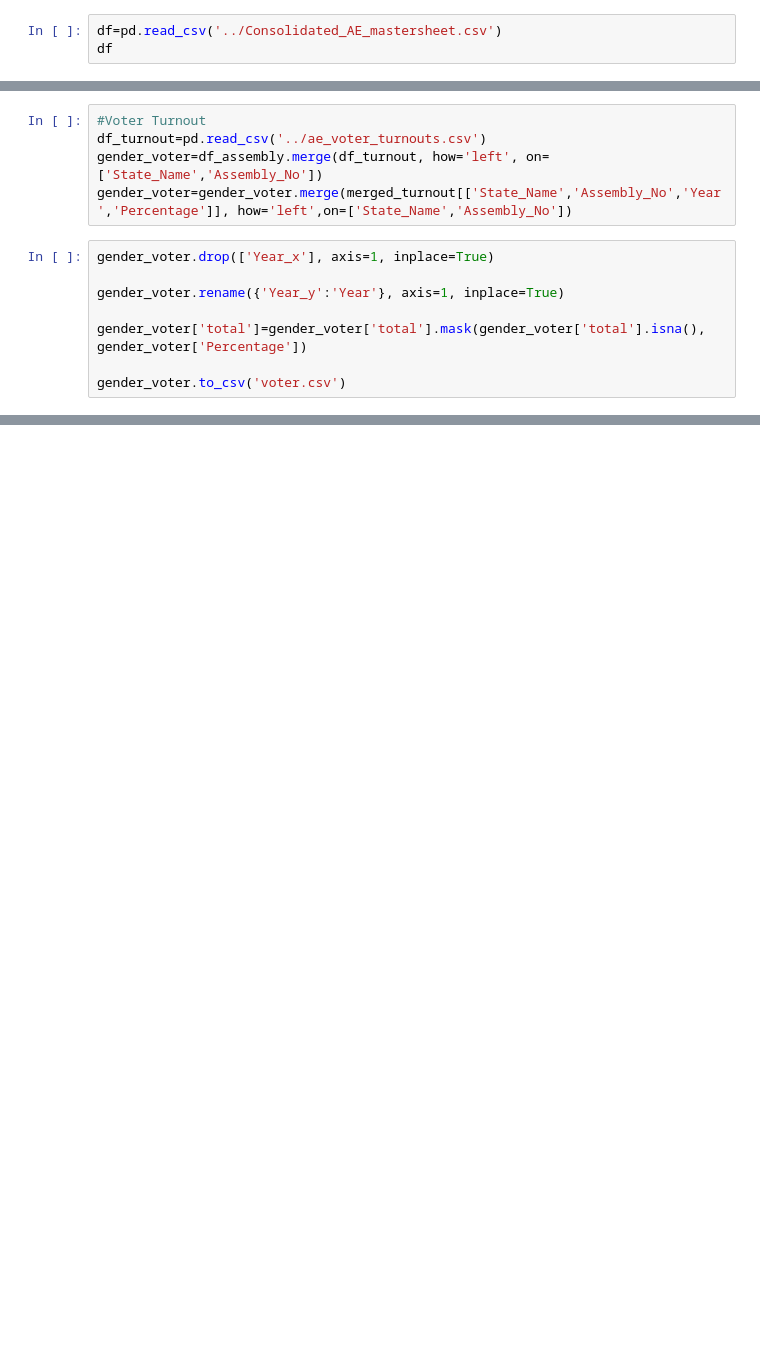
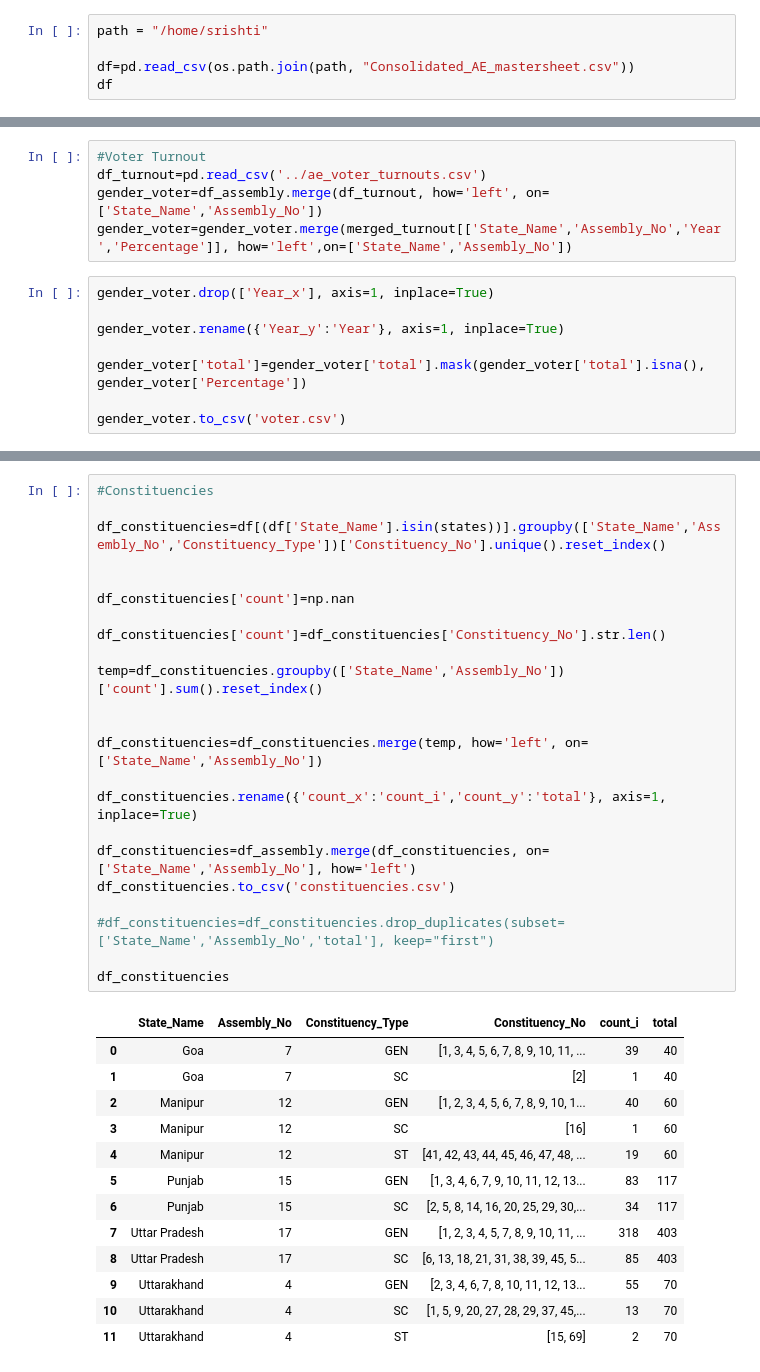
Before and after one commit to srishti-gupta-me/Election_Dashboard_Changes, a Jupyter notebook: data/Derived_files.ipynb, the cells around one changed output, grey strips where cells are left out. Saved outputs shown, nothing was run; the diff lists cells and outputs as text; blank space fills up the shorter version.

```diff
--- a/data/Derived_files.ipynb
+++ b/data/Derived_files.ipynb
@@ -3,7 +5,9 @@ import sys
 import numpy as np
 import pandas as pd
 # %%
-df=pd.read_csv('../Consolidated_AE_mastersheet.csv')
+path = "/home/srishti"
+
+df=pd.read_csv(os.path.join(path, "Consolidated_AE_mastersheet.csv"))
 df
 # %% [output]
 |  | State_Name | Assembly_No | Constituency_No | Year | month | DelimID | Poll_No | Position | Candidate | ... |
@@ -220,0 +180,37 @@ df_women_winner.to_csv('women_winner.csv')
+# %%
+#Constituencies
+
+df_constituencies=df[(df['State_Name'].isin(states))].groupby(['State_Name','Assembly_No','Constituency_Type'])['Constituency_No'].unique().reset_index()
+
+
+df_constituencies['count']=np.nan
+
+df_constituencies['count']=df_constituencies['Constituency_No'].str.len()
+
+temp=df_constituencies.groupby(['State_Name','Assembly_No'])['count'].sum().reset_index()
+
+
+df_constituencies=df_constituencies.merge(temp, how='left', on=['State_Name','Assembly_No'])
+
+df_constituencies.rename({'count_x':'count_i','count_y':'total'}, axis=1, inplace=True)
+
+df_constituencies=df_assembly.merge(df_constituencies, on=['State_Name','Assembly_No'], how='left')
+df_constituencies.to_csv('constituencies.csv')
+
+#df_constituencies=df_constituencies.drop_duplicates(subset=['State_Name','Assembly_No','total'], keep="first")
+
+df_constituencies
+# %% [output]
+|  | State_Name | Assembly_No | Constituency_Type | Constituency_No | count_i | total |
+| 0 | Goa | 7 | GEN | [1, 3, 4, 5, 6, 7, 8, 9, 10, 11, ... | 39 | 40 |
+| 1 | Goa | 7 | SC | [2] | 1 | 40 |
+| 2 | Manipur | 12 | GEN | [1, 2, 3, 4, 5, 6, 7, 8, 9, 10, 1... | 40 | 60 |
+| 3 | Manipur | 12 | SC | [16] | 1 | 60 |
+| 4 | Manipur | 12 | ST | [41, 42, 43, 44, 45, 46, 47, 48, ... | 19 | 60 |
+| 5 | Punjab | 15 | GEN | [1, 3, 4, 6, 7, 9, 10, 11, 12, 13... | 83 | 117 |
+| 6 | Punjab | 15 | SC | [2, 5, 8, 14, 16, 20, 25, 29, 30,... | 34 | 117 |
+| 7 | Uttar Pradesh | 17 | GEN | [1, 2, 3, 4, 5, 7, 8, 9, 10, 11, ... | 318 | 403 |
+| 8 | Uttar Pradesh | 17 | SC | [6, 13, 18, 21, 31, 38, 39, 45, 5... | 85 | 403 |
+| 9 | Uttarakhand | 4 | GEN | [2, 3, 4, 6, 7, 8, 10, 11, 12, 13... | 55 | 70 |
+| 10 | Uttarakhand | 4 | SC | [1, 5, 9, 20, 27, 28, 29, 37, 45,... | 13 | 70 |
+| 11 | Uttarakhand | 4 | ST | [15, 69] | 2 | 70 |
```
Also changed, not shown: parts of 14 cells of this notebook, 3 other files.
